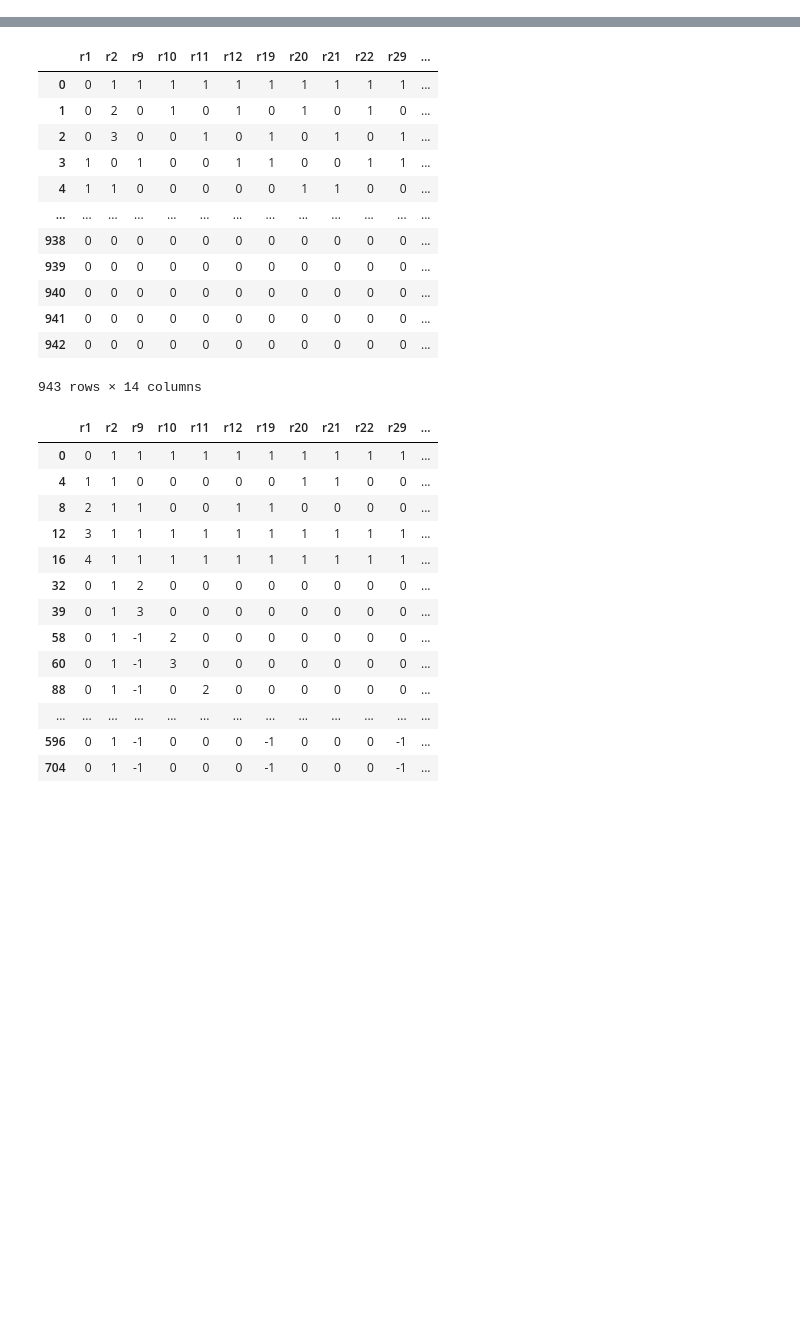
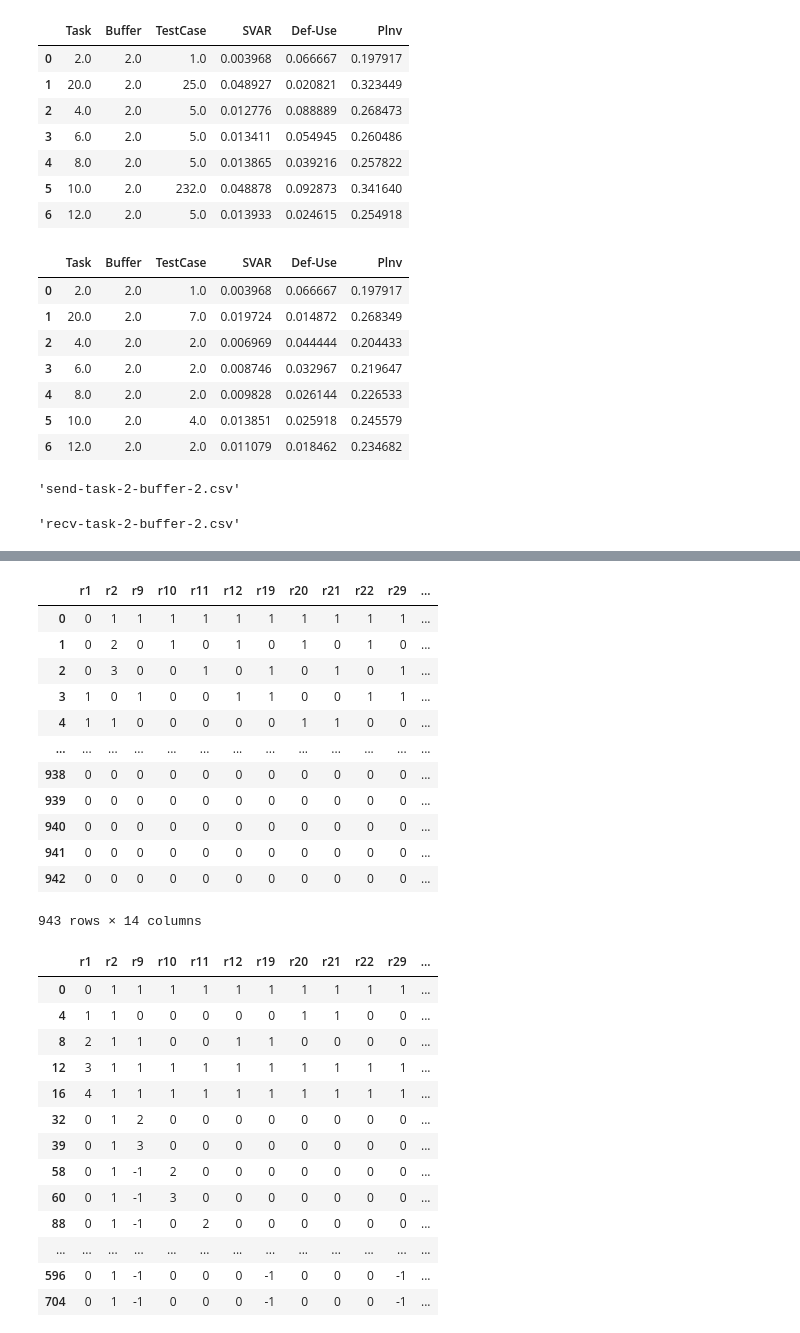
Before and after one commit to fswu0831/RTOS_sample_Algorithm, a Jupyter notebook: pro_env.ipynb, the cells around one changed output, grey strips where cells are left out. Cells and saved outputs as stored; diff of their text form; code cells hidden in the pictures; blank space fills up the shorter version.

```diff
--- a/pro_env.ipynb
+++ b/pro_env.ipynb
@@ -39,6 +39,8 @@ for file in tqdm(range(len(recv_files))):
     print('-------{}回目-------'.format(file+1))
     RECEIVE_SHEET_NAME=path+recv_files[file]
     SEND_SHEET_NAME=path+send_files[file]
+
+
 
     Qs=[pd.DataFrame({})]
     Qr=[pd.DataFrame({})]
@@ -83,7 +85,7 @@ for file in tqdm(range(len(recv_files))):
 
         start = time.time()
         print("Creating race table",end='')
-        table=tb.construct_race_table(Qs,Qr,race_set,t_way)
+        table=tb.construct_race_table(Qs,Qr,Qs_unique,Qr_unique,race_set,t_way)
         if t_way>1:
             table=tb.expand_table(Qr,Qs,race_set,table,t_way)
         elapsed_time = time.time() - start
@@ -208,0 +147,28 @@ Qr[0]
+# %%
+display(pre_results)
+display(new_results)
+# %% [output]
+|  | Task | Buffer | TestCase | SVAR | Def-Use | Plnv |
+| 0 | 2.0 | 2.0 | 1.0 | 0.003968 | 0.066667 | 0.197917 |
+| 1 | 20.0 | 2.0 | 25.0 | 0.048927 | 0.020821 | 0.323449 |
+| 2 | 4.0 | 2.0 | 5.0 | 0.012776 | 0.088889 | 0.268473 |
+| 3 | 6.0 | 2.0 | 5.0 | 0.013411 | 0.054945 | 0.260486 |
+| 4 | 8.0 | 2.0 | 5.0 | 0.013865 | 0.039216 | 0.257822 |
+| 5 | 10.0 | 2.0 | 232.0 | 0.048878 | 0.092873 | 0.341640 |
+| 6 | 12.0 | 2.0 | 5.0 | 0.013933 | 0.024615 | 0.254918 |
+|  | Task | Buffer | TestCase | SVAR | Def-Use | Plnv |
+| 0 | 2.0 | 2.0 | 1.0 | 0.003968 | 0.066667 | 0.197917 |
+| 1 | 20.0 | 2.0 | 7.0 | 0.019724 | 0.014872 | 0.268349 |
+| 2 | 4.0 | 2.0 | 2.0 | 0.006969 | 0.044444 | 0.204433 |
+| 3 | 6.0 | 2.0 | 2.0 | 0.008746 | 0.032967 | 0.219647 |
+| 4 | 8.0 | 2.0 | 2.0 | 0.009828 | 0.026144 | 0.226533 |
+| 5 | 10.0 | 2.0 | 4.0 | 0.013851 | 0.025918 | 0.245579 |
+| 6 | 12.0 | 2.0 | 2.0 | 0.011079 | 0.018462 | 0.234682 |
+# %%
+files['send_files'][2]
+# %% [output]
+'send-task-2-buffer-2.csv'
+# %%
+files['recv_files'][2]
+# %% [output]
+'recv-task-2-buffer-2.csv'
```
Also changed, not shown: parts of 10 cells of this notebook, 17 other files.
